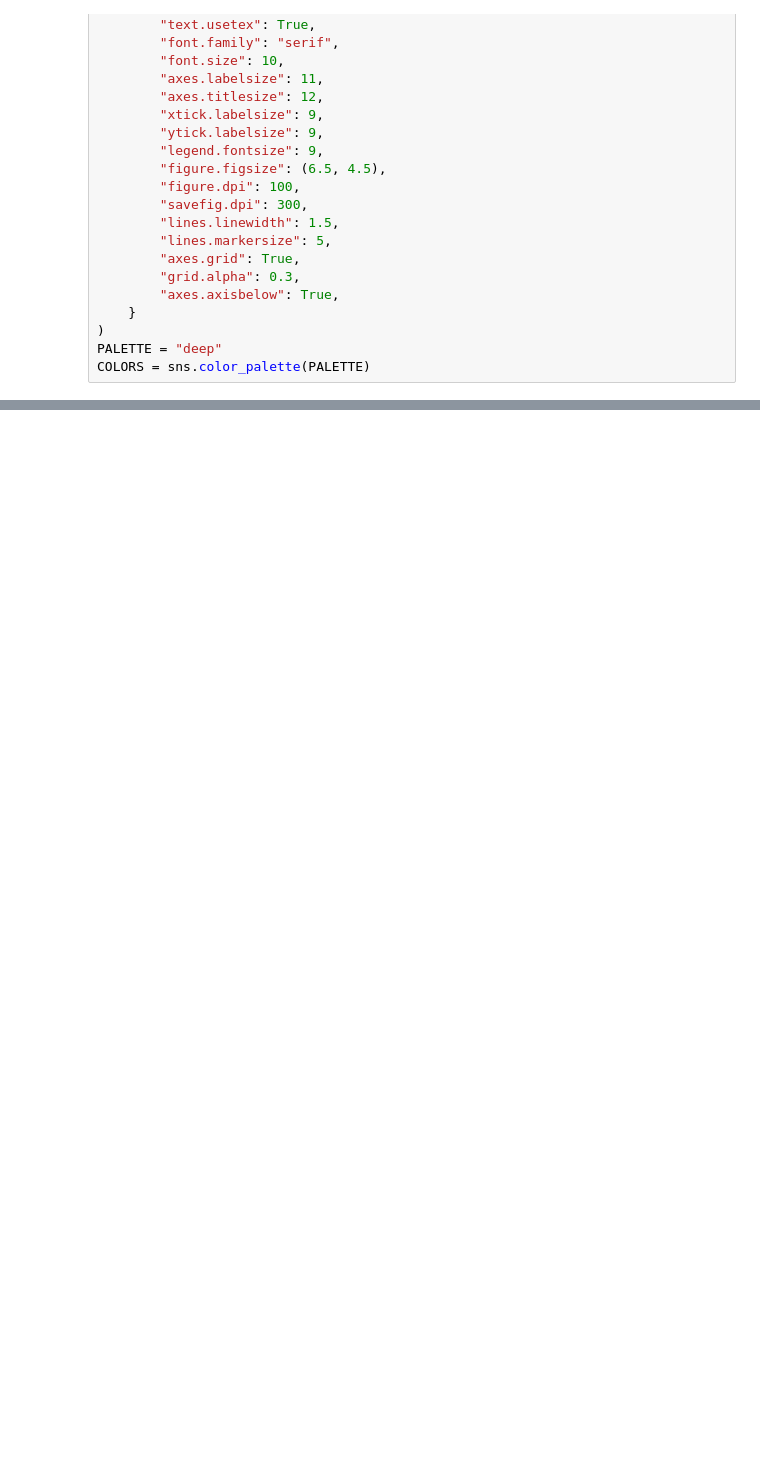
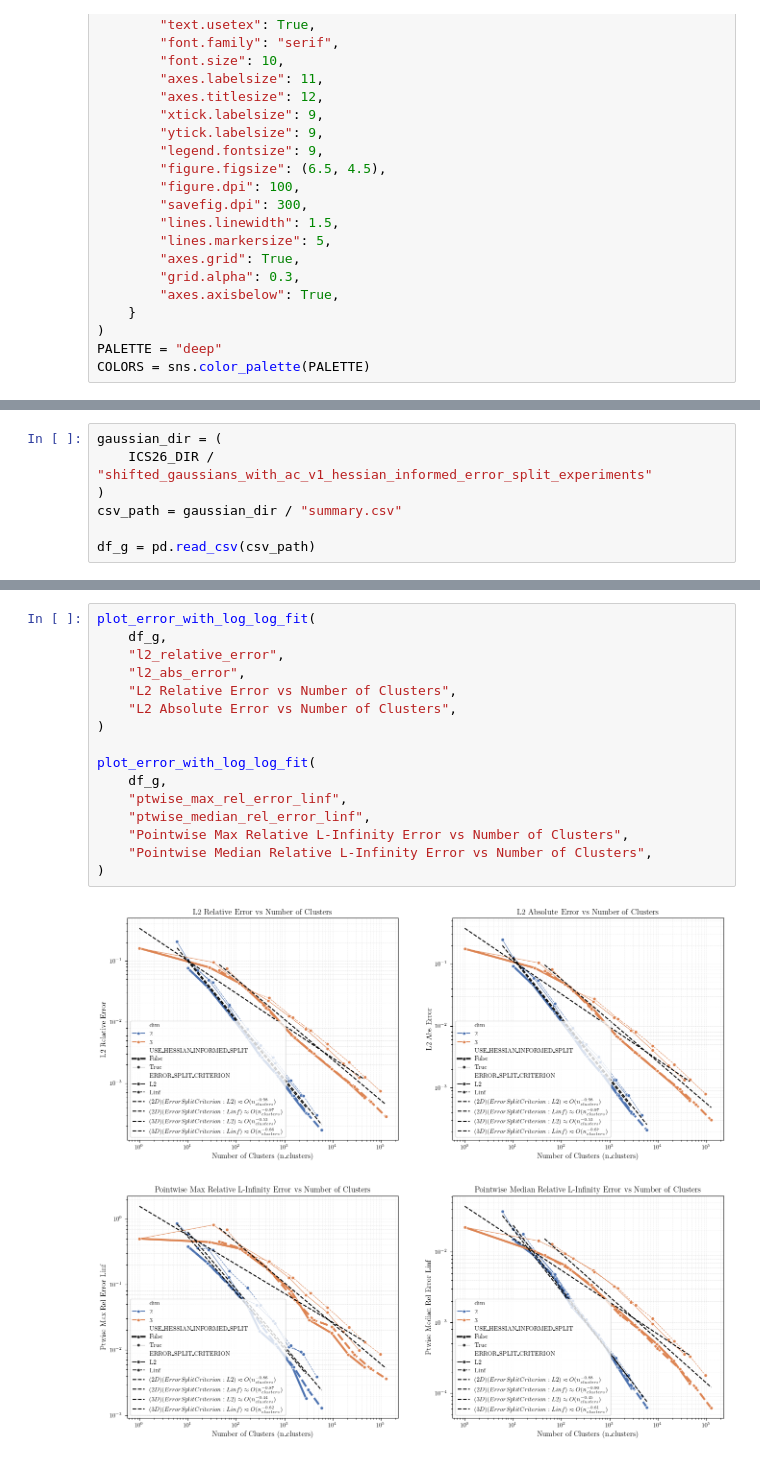
Before and after one commit to ut-padas/affini, a Jupyter notebook: ics26_gaussian_eda.ipynb, the cells around one changed output, grey strips where cells are left out. Cells and saved outputs as stored; diff of their text form; blank space fills up the shorter version.

```diff
--- a/ics26_gaussian_eda.ipynb
+++ b/ics26_gaussian_eda.ipynb
@@ -262,0 +241,7 @@ plt.grid(True, which="both", ls="--", lw=0.5)
+# %%
+gaussian_dir = (
+    ICS26_DIR / "shifted_gaussians_with_ac_v1_hessian_informed_error_split_experiments"
+)
+csv_path = gaussian_dir / "summary.csv"
+
+df_g = pd.read_csv(csv_path)
@@ -262,0 +319,19 @@ plt.grid(True, which="both", ls="--", lw=0.5)
+# %%
+plot_error_with_log_log_fit(
+    df_g,
+    "l2_relative_error",
+    "l2_abs_error",
+    "L2 Relative Error vs Number of Clusters",
+    "L2 Absolute Error vs Number of Clusters",
+)
+
+plot_error_with_log_log_fit(
+    df_g,
+    "ptwise_max_rel_error_linf",
+    "ptwise_median_rel_error_linf",
+    "Pointwise Max Relative L-Infinity Error vs Number of Clusters",
+    "Pointwise Median Relative L-Infinity Error vs Number of Clusters",
+)
+# %% [output]
+[figure, added]
+[figure, added]
```
Also changed, not shown: parts of 18 cells of this notebook, 5 other files.
